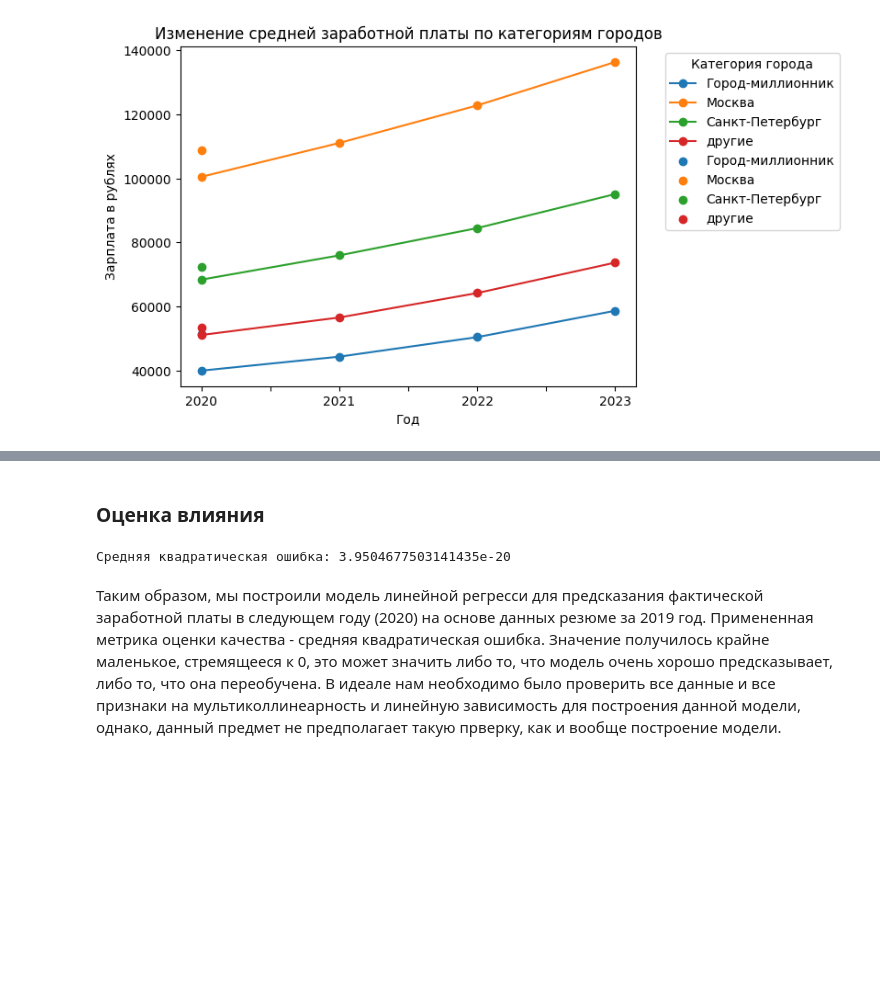
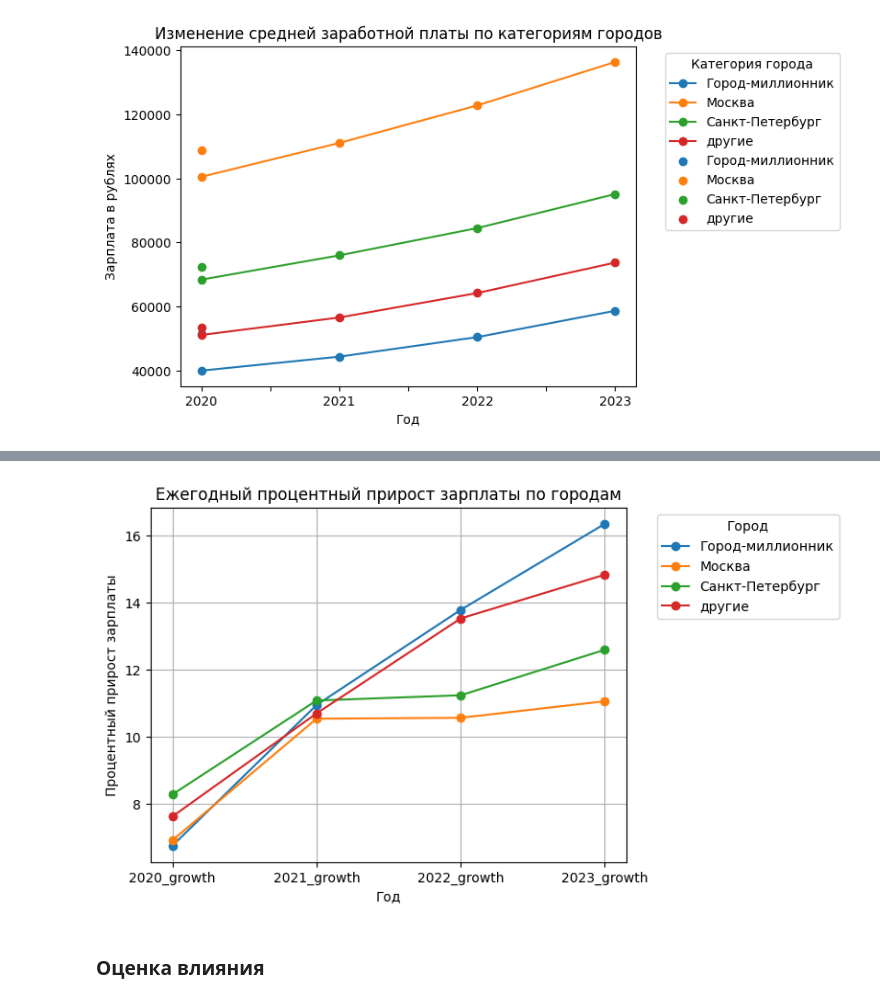
Before and after one commit to ekaterinakaz4255/Data_Analysis, a Jupyter notebook: Project-1. Ноутбук-шаблон.ipynb, the cells around one changed output, grey strips where cells are left out. Drawn from its saved outputs; the diff is of its cells as text; code cells hidden in the pictures; blank space fills up the shorter version.

```diff
--- a/Project-1. Ноутбук-шаблон.ipynb
+++ b/Project-1. Ноутбук-шаблон.ipynb
@@ -1226,0 +1223,8 @@ plt.show()
+# %%
+# Вычисление ежегодного процентного прироста
+for year in range(2020, 2024):
+    prev_year = str(year - 1)
+    curr_year = str(year)
+    grouped_data[curr_year + '_growth'] = ((grouped_data[curr_year] - grouped_data[prev_year]) / grouped_data[prev_year]) * 100
+
+grouped_data.head()
@@ -1227,2 +1238,17 @@ plt.show()
+# %%
+# Построим график скорости прироста фактических зарплат
+growth_columns = [f'{year}_growth' for year in range(2020, 2024)]
+
+for city in grouped_data.index:
+    plt.plot(growth_columns, grouped_data.loc[city, growth_columns], marker='o', label=city)
+
+plt.xlabel('Год')
+plt.ylabel('Процентный прирост зарплаты')
+plt.title('Ежегодный процентный прирост зарплаты по городам')
+plt.legend(title='Город', bbox_to_anchor=(1.05, 1), loc='upper left')
+plt.grid(True)
+plt.show()
+# %% [output]
+[figure, added]
 # %% [markdown]
 ### Оценка влияния
@@ -1240,24 +1254,0 @@ df_14 = df_14.dropna()
-# %%
-# Разделение данных на тренировочную и тестовую выборки
-X_train, X_test, y_train, y_test = train_test_split(df_14[['Образование_высшее',
-                                                                  'Образование_неоконченное высшее', 'Образование_среднее',
-                                                                  'Образование_среднее специальное', 'Пол_Ж', 'Пол_М', 'Возраст', 'Город_Город-миллионник', 'Город_Москва', 'Город_Санкт-Петербург',
-                                                                  'Город_другие', 'ЗП (руб)', 'Опыт работы (год)', 'Готовность к переезду', 'Готовность к командировкам', 'волонтерство', 'полная занятость', 'проектная работа', 'стажировка', 'частичная занятость', 'вахтовый метод', 'гибкий график', 'полный день', 'сменный график', 'удаленная работа']],
-                                                    df_14[[
-                                                        '2020']],
-                                                    test_size=0.4, random_state=32)
-
-# Обучение модели
-model = LinearRegression()
-model.fit(X_train, y_train)
-
-# Предсказание фактической заработной платы на основе тестовых данных
-y_pred = model.predict(X_test)
-
-# Вычисление ошибки модели
-mse = mean_squared_error(y_test, y_pred)
-print('Средняя квадратическая ошибка:', mse)
-# %% [output]
-Средняя квадратическая ошибка: 3.9504677503141435e-20
-# %% [markdown]
-Таким образом, мы построили модель линейной регресси для предсказания фактической заработной платы в следующем году (2020) на основе данных резюме за 2019 год. Примененная метрика оценки качества - средняя квадратическая ошибка. Значение получилось крайне маленькое, стремящееся к 0, это может значить либо то, что модель очень хорошо предсказывает, либо то, что она переобучена. В идеале нам необходимо было проверить все данные и все признаки на мультиколлинеарность и линейную зависимость для построения данной модели, однако, данный предмет не предполагает такую прверку, как и вообще построение модели.
```
Also changed, not shown: parts of 11 cells of this notebook.
